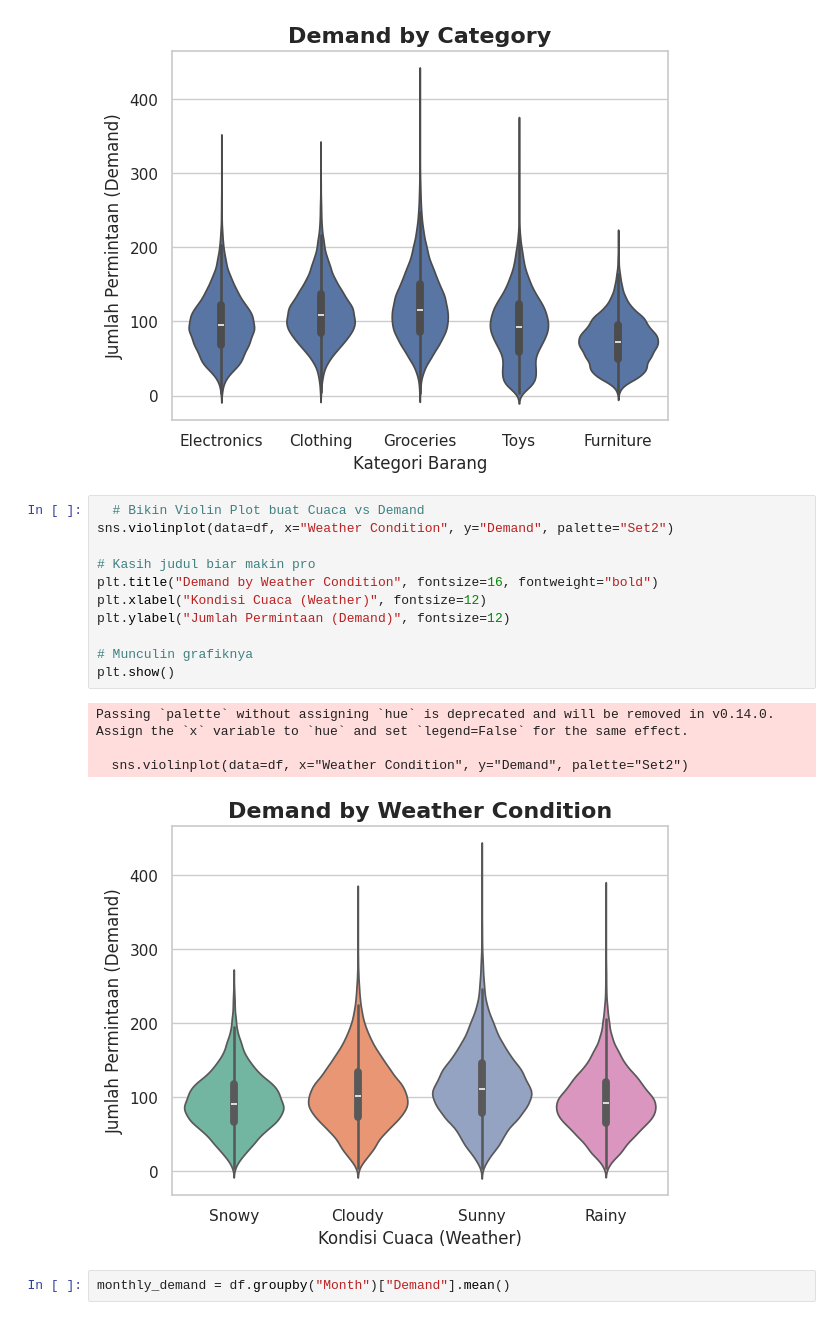
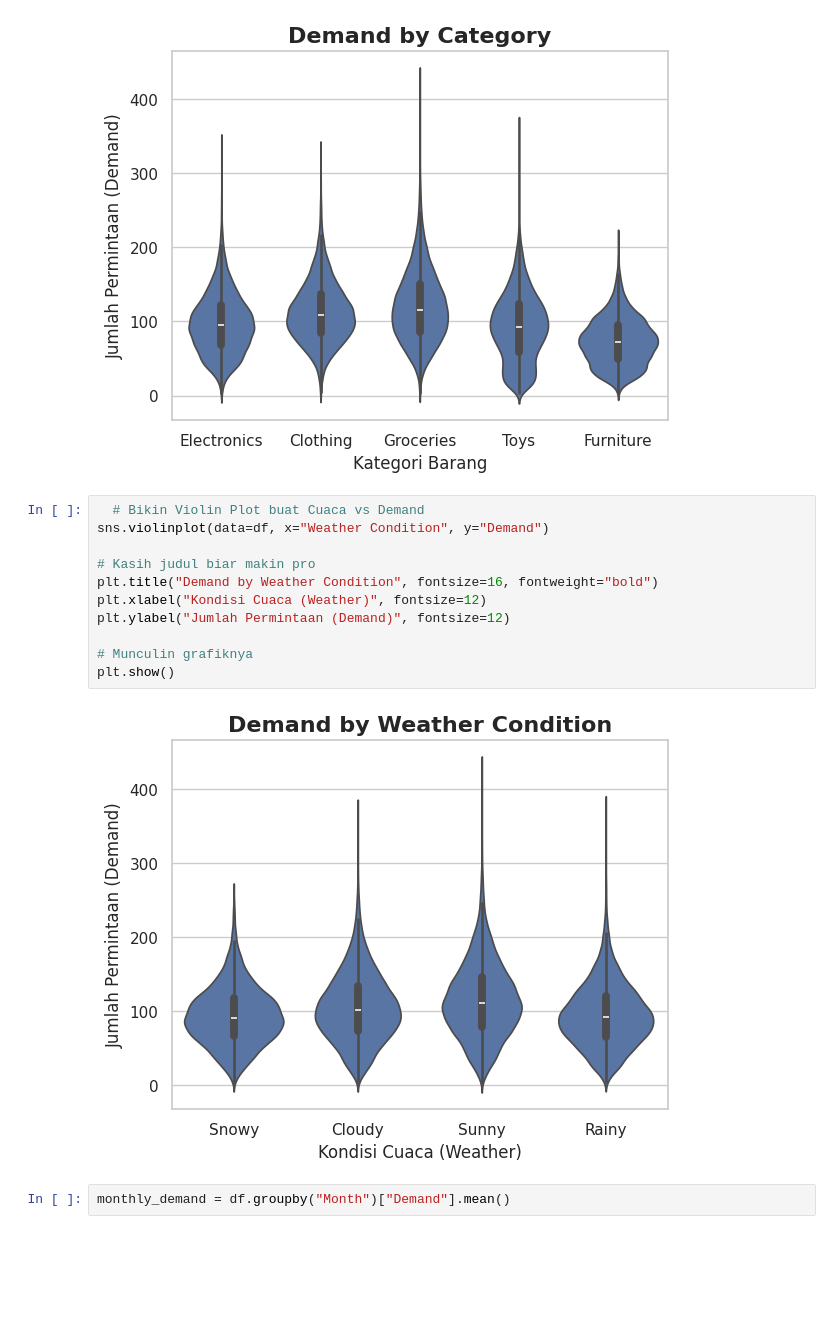
Before and after one commit to RoihansLab/Machine-Learning-Projects, a Jupyter notebook: 10_End_to_End_Retail_Demand_Forecasting/10_analisis.ipynb, the cells around one changed output. Cells and saved outputs as stored; diff of their text form; blank space fills up the shorter version.

```diff
--- a/10_End_to_End_Retail_Demand_Forecasting/10_analisis.ipynb
+++ b/10_End_to_End_Retail_Demand_Forecasting/10_analisis.ipynb
@@ -332,20 +332,17 @@ plt.show()
 [figure]
 # %%
   # Bikin Violin Plot buat Cuaca vs Demand
-sns.violinplot(data=df, x="Weather Condition", y="Demand", palette="Set2")
+sns.violinplot(data=df, x="Weather Condition", y="Demand")
 
 # Kasih judul biar makin pro
 plt.title("Demand by Weather Condition", fontsize=16, fontweight="bold")
 plt.xlabel("Kondisi Cuaca (Weather)", fontsize=12)
 plt.ylabel("Jumlah Permintaan (Demand)", fontsize=12)
 
 # Munculin grafiknya
 plt.show()
 # %% [output]
-Passing `palette` without assigning `hue` is deprecated and will be removed in v0.14.0. Assign the `x` variable to `hue` and set `legend=False` for the same effect.
-
-  sns.violinplot(data=df, x="Weather Condition", y="Demand", palette="Set2")
-[figure, old version]
+[figure, new version]
 # %%
 monthly_demand = df.groupby("Month")["Demand"].mean()
 # %%
```
